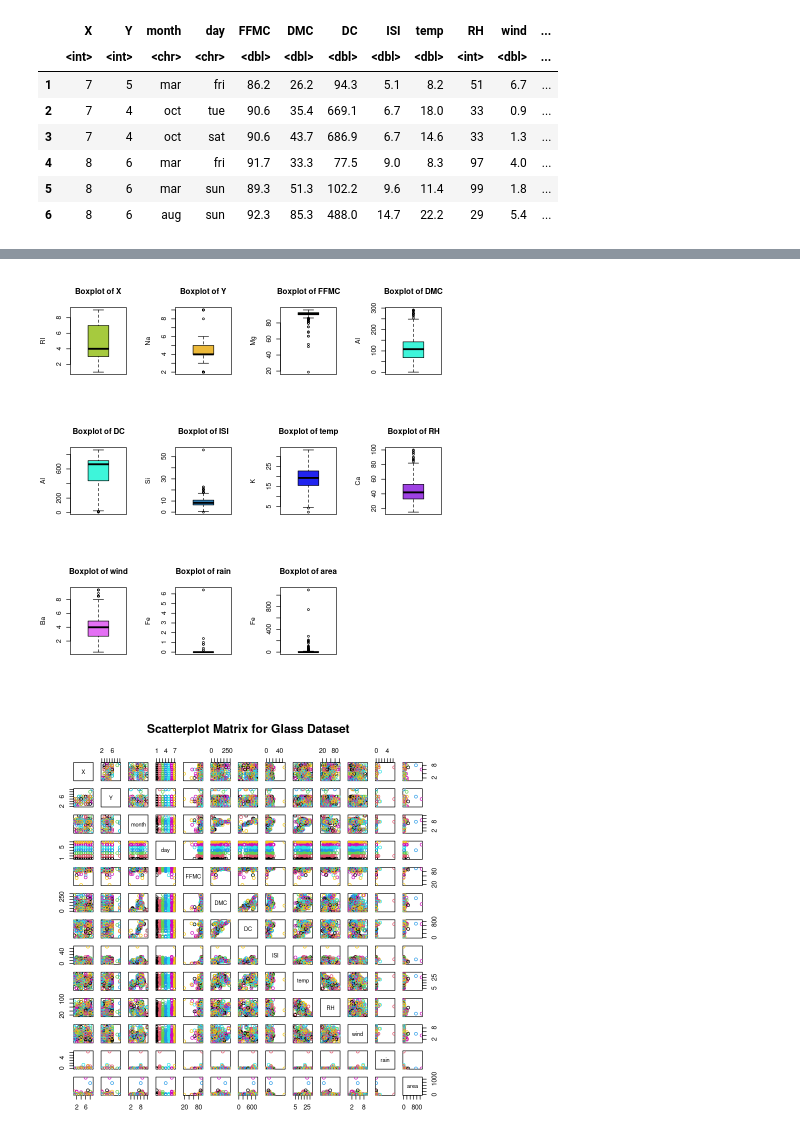
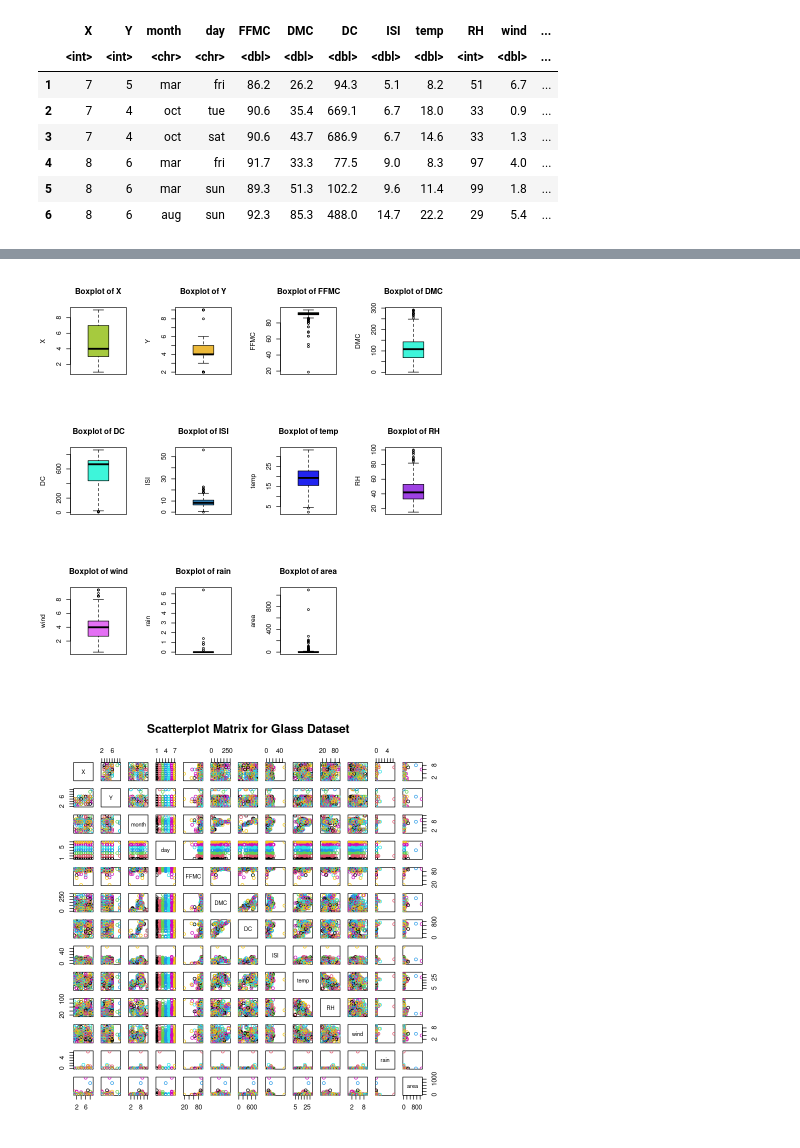
Before and after one commit to SIDCH1994/Forest_Fires_Prediction, a Jupyter notebook: DASC_5302_Final_Project2.ipynb, the cells around one changed output, grey strips where cells are left out. Cells and saved outputs as stored; diff of their text form; code cells hidden in the pictures.

```diff
--- a/DASC_5302_Final_Project2.ipynb
+++ b/DASC_5302_Final_Project2.ipynb
@@ -114,29 +109,29 @@ ggplot(burned_area_by_month, aes(x = month, y = area)) +
 # %%
 par(mfrow =c(3,4))
 
-boxplot(forest$X, main="Boxplot of X", ylab="RI", col="#a6ca3e")   #RI
+boxplot(forest$X, main="Boxplot of X", ylab="X", col="#a6ca3e")   #X
 
-boxplot(forest$Y, main="Boxplot of Y", ylab="Na", col="#ecb939")   #Na
+boxplot(forest$Y, main="Boxplot of Y", ylab="Y", col="#ecb939")   #Y
 
-boxplot(forest$FFMC, main="Boxplot of FFMC", ylab="Mg", col="#30f045")   #Mg
+boxplot(forest$FFMC, main="Boxplot of FFMC", ylab="FFMC", col="#30f045")   #FFMC
 
-boxplot(forest$DMC, main="Boxplot of DMC", ylab="Al", col="#3ef5da")   #Al
+boxplot(forest$DMC, main="Boxplot of DMC", ylab="DMC", col="#3ef5da")   #DMC
 
-boxplot(forest$DC, main="Boxplot of DC", ylab="Al", col="#3ef5da")   #Al
+boxplot(forest$DC, main="Boxplot of DC", ylab="DC", col="#3ef5da")   #DC
 
-boxplot(forest$ISI, main="Boxplot of ISI", ylab="Si", col="#348cc9")   #Si
+boxplot(forest$ISI, main="Boxplot of ISI", ylab="ISI", col="#348cc9")   #ISI
 
-boxplot(forest$temp, main="Boxplot of temp", ylab="K", col="#2124ef")   #K
+boxplot(forest$temp, main="Boxplot of temp", ylab="temp", col="#2124ef")   #temp
 
-boxplot(forest$RH, main="Boxplot of RH", ylab="Ca", col="#9e41e3")   #Ca
+boxplot(forest$RH, main="Boxplot of RH", ylab="RH", col="#9e41e3")   #RH
 
-boxplot(forest$wind, main="Boxplot of wind", ylab="Ba", col="#e470f4")   #Ba
+boxplot(forest$wind, main="Boxplot of wind", ylab="wind", col="#e470f4")   #wind
 
-boxplot(forest$rain, main="Boxplot of rain", ylab="Fe", col="#f5b4ed")   #Fe
+boxplot(forest$rain, main="Boxplot of rain", ylab="rain", col="#f5b4ed")   #rain
 
-boxplot(forest$area, main="Boxplot of area", ylab="Fe", col="#f5b4ed")   #Fe
+boxplot(forest$area, main="Boxplot of area", ylab="area", col="#f5b4ed")   #area
 # %% [output]
-[figure, old version]
+[figure, new version]
 # %%
 pairs(forest, main = "Scatterplot Matrix for Glass Dataset", col = forest$day)
 # %% [output]
```
Also changed, not shown: parts of 21 cells of this notebook.
